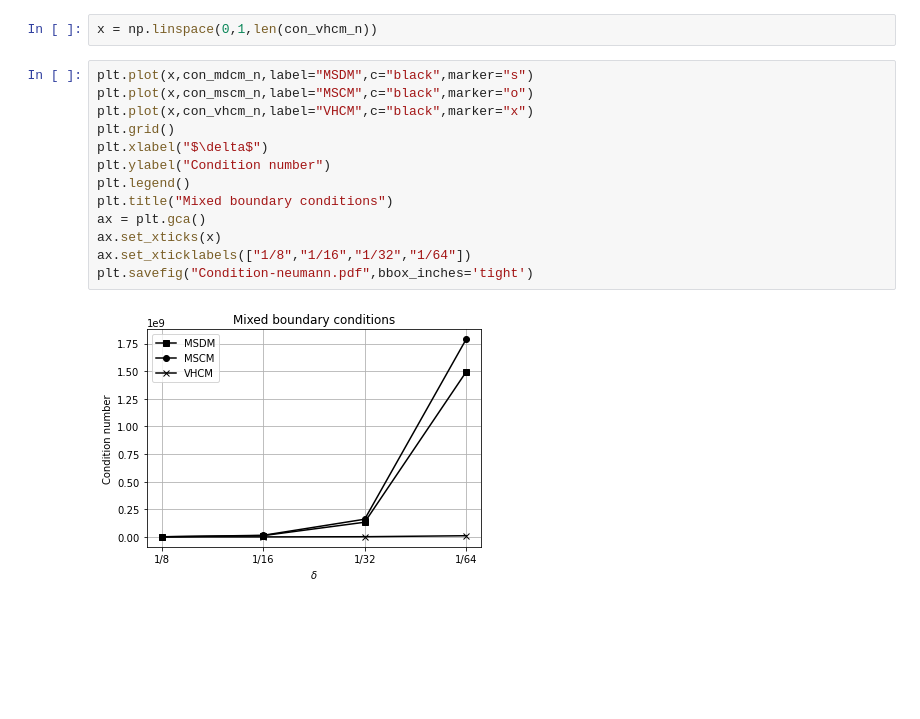
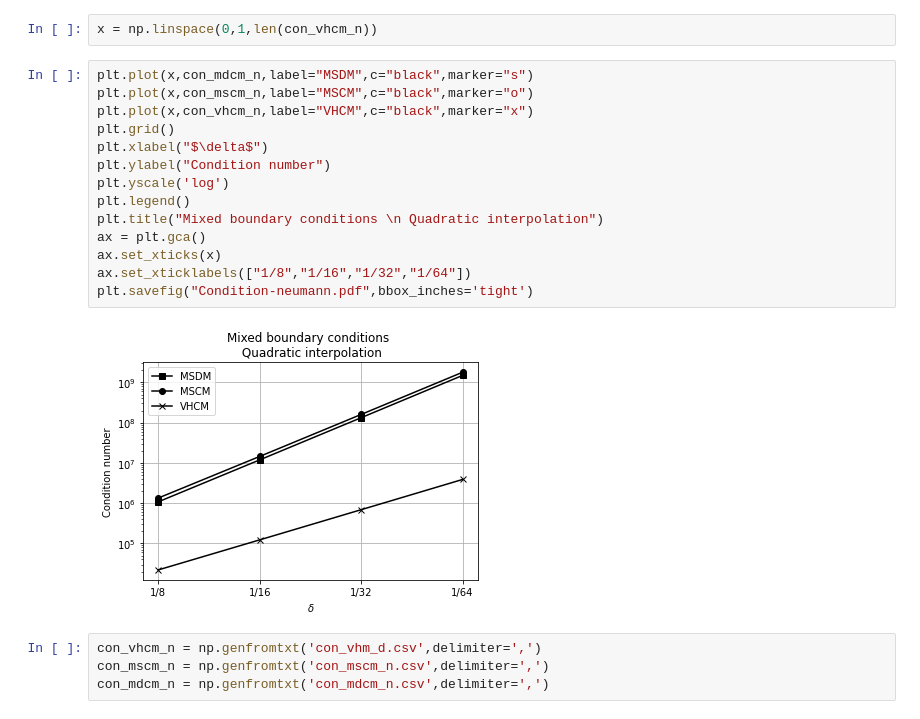
Before and after one commit to diehlpk/reusommer21, a Jupyter notebook: Condition-plot.ipynb, the cells around one changed output. Saved outputs shown, nothing was run; the diff lists cells and outputs as text; blank space fills up the shorter version.

Commit message:
Add condition number plot for quadratic interpolation

```diff
--- a/Condition-plot.ipynb
+++ b/Condition-plot.ipynb
@@ -10,15 +12,20 @@ x = np.linspace(0,1,len(con_vhcm_n))
 # %%
 plt.plot(x,con_mdcm_n,label="MSDM",c="black",marker="s")
 plt.plot(x,con_mscm_n,label="MSCM",c="black",marker="o")
 plt.plot(x,con_vhcm_n,label="VHCM",c="black",marker="x")
 plt.grid()
 plt.xlabel("$\delta$")
 plt.ylabel("Condition number")
+plt.yscale('log')
 plt.legend()
-plt.title("Mixed boundary conditions")
+plt.title("Mixed boundary conditions \n Quadratic interpolation")
 ax = plt.gca()
 ax.set_xticks(x)
 ax.set_xticklabels(["1/8","1/16","1/32","1/64"])
 plt.savefig("Condition-neumann.pdf",bbox_inches='tight')
 # %% [output]
-[figure, old version]
+[figure, new version]
+# %%
+con_vhcm_n = np.genfromtxt('con_vhm_d.csv',delimiter=',')
+con_mscm_n = np.genfromtxt('con_mscm_n.csv',delimiter=',')
+con_mdcm_n = np.genfromtxt('con_mdcm_n.csv',delimiter=',')
```
Also changed, not shown: parts of 2 cells of this notebook, 7 other files.
